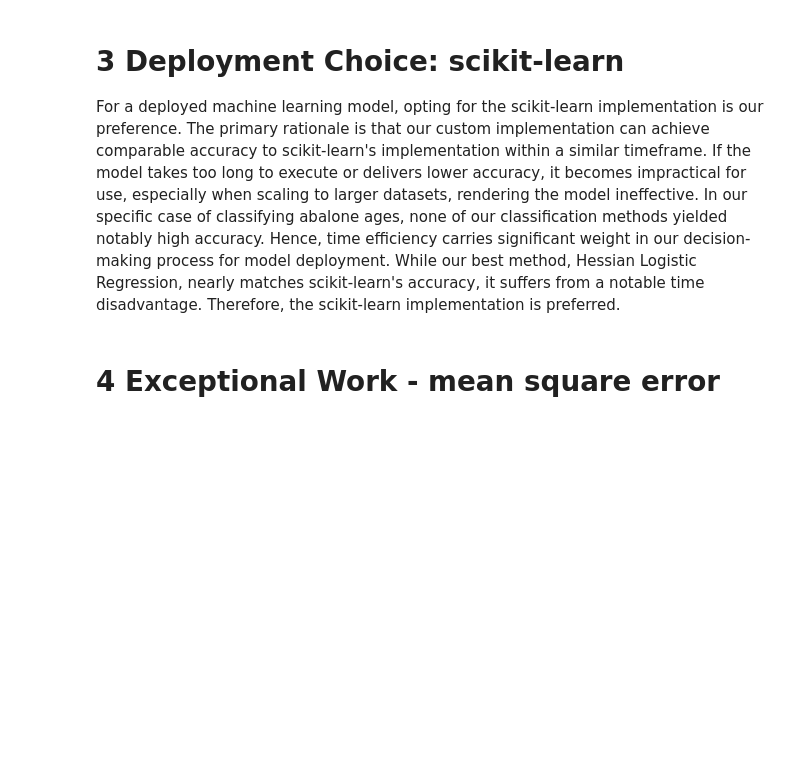
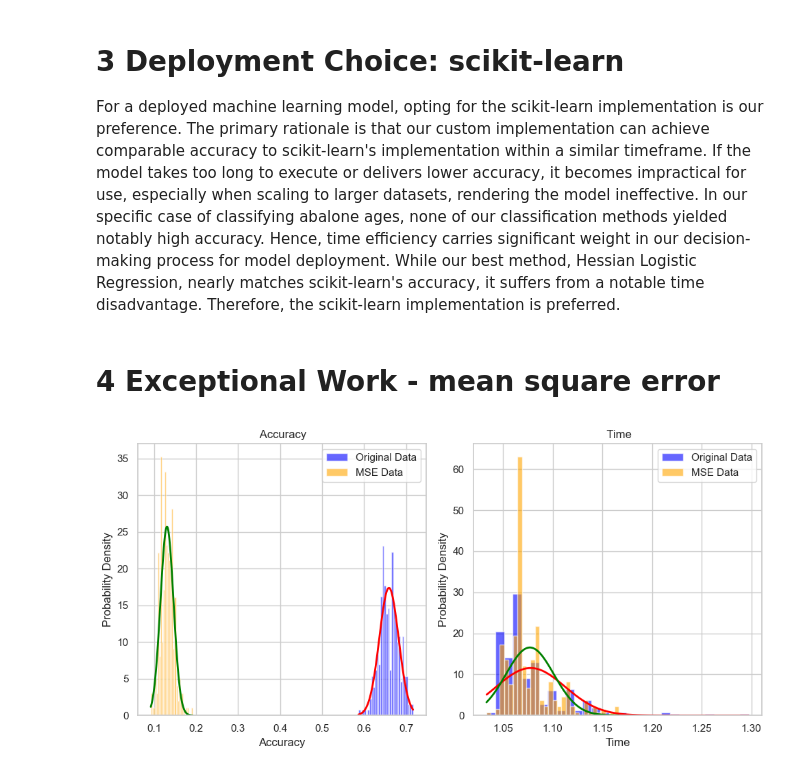
Before and after one commit to livingspring/CS7324LabAssignment, a Jupyter notebook: Lab3.ipynb, the cells around one changed output. Cells and saved outputs as stored; diff of their text form; code cells hidden in the pictures; blank space fills up the shorter version.

```diff
--- a/Lab3.ipynb
+++ b/Lab3.ipynb
@@ -885,0 +987,70 @@ For a deployed machine learning model, opting for the scikit-learn implementatio
+# %%
+# run this new method for 300 times to get the accuracy and time cost
+temp_acc_mse = []
+temp_time_mse = []
+for i in range(300): # run 300 times spend 5 minutes
+    x_train, x_test, y_train, y_test = train_test_split(x, y, test_size=0.2)
+    scaler = StandardScaler().fit(x_train[numerical_coloums])
+    x_train[numerical_coloums] = scaler.transform(x_train[numerical_coloums])
+    x_test[numerical_coloums] = scaler.transform(x_test[numerical_coloums])
+    start = time.time()
+    lr = MSELogisticRegression(eta=0.1,iterations=20)
+    lr.fit(x_train.values,y_train.values)
+    yhat = lr.predict(x_test.values)
+    end_time = time.time()
+    # Calculate the time taken for this iteration
+    time_taken = end_time - start
+    temp_acc_mse.append(accuracy_score(y_test,yhat))
+    temp_time_mse.append(time_taken)
+# %%
+# Plotting the data for temperature accuracy and time
+plt.figure(figsize=(10, 5))
+
+# Histogram of temperature accuracy
+plt.subplot(1, 2, 1)
+plt.hist(temp_acc, bins=30, density=True, alpha=0.6, color='blue', label='Original Data')
+plt.hist(temp_acc_mse, bins=30, density=True, alpha=0.6, color='orange', label='MSE Data')
+
+# Fit a normal distribution to the original data
+mu_acc, sigma_acc = np.mean(temp_acc), np.std(temp_acc)
+x_acc = np.linspace(min(temp_acc), max(temp_acc), 100)
+pdf_acc = (1/(sigma_acc * np.sqrt(2 * np.pi))) * np.exp(-0.5 * ((x_acc - mu_acc) / sigma_acc)**2)
+plt.plot(x_acc, pdf_acc, color='red', linewidth=2)
+
+# Fit a normal distribution to the MSE data
+mu_acc_mse, sigma_acc_mse = np.mean(temp_acc_mse), np.std(temp_acc_mse)
+x_acc_mse = np.linspace(min(temp_acc_mse), max(temp_acc_mse), 100)
+pdf_acc_mse = (1/(sigma_acc_mse * np.sqrt(2 * np.pi))) * np.exp(-0.5 * ((x_acc_mse - mu_acc_mse) / sigma_acc_mse)**2)
+plt.plot(x_acc_mse, pdf_acc_mse, color='green', linewidth=2)
+
+plt.title(' Accuracy')
+plt.xlabel('Accuracy')
+plt.ylabel('Probability Density')
+plt.legend()
+
+# Histogram of temperature time
+plt.subplot(1, 2, 2)
+plt.hist(temp_time, bins=30, density=True, alpha=0.6, color='blue', label='Original Data')
+plt.hist(temp_time_mse, bins=30, density=True, alpha=0.6, color='orange', label='MSE Data')
+
+# Fit a normal distribution to the original data
+mu_time, sigma_time = np.mean(temp_time), np.std(temp_time)
+x_time = np.linspace(min(temp_time), max(temp_time), 100)
+pdf_time = (1/(sigma_time * np.sqrt(2 * np.pi))) * np.exp(-0.5 * ((x_time - mu_time) / sigma_time)**2)
+plt.plot(x_time, pdf_time, color='red', linewidth=2)
+
+# Fit a normal distribution to the MSE data
+mu_time_mse, sigma_time_mse = np.mean(temp_time_mse), np.std(temp_time_mse)
+x_time_mse = np.linspace(min(temp_time_mse), max(temp_time_mse), 100)
+pdf_time_mse = (1/(sigma_time_mse * np.sqrt(2 * np.pi))) * np.exp(-0.5 * ((x_time_mse - mu_time_mse) / sigma_time_mse)**2)
+plt.plot(x_time_mse, pdf_time_mse, color='green', linewidth=2)
+
+plt.title(' Time')
+plt.xlabel('Time')
+plt.ylabel('Probability Density')
+plt.legend()
+
+plt.tight_layout()
+plt.show()
+# %% [output]
+[figure, added]
```
Also changed, not shown: parts of 6 cells of this notebook.
